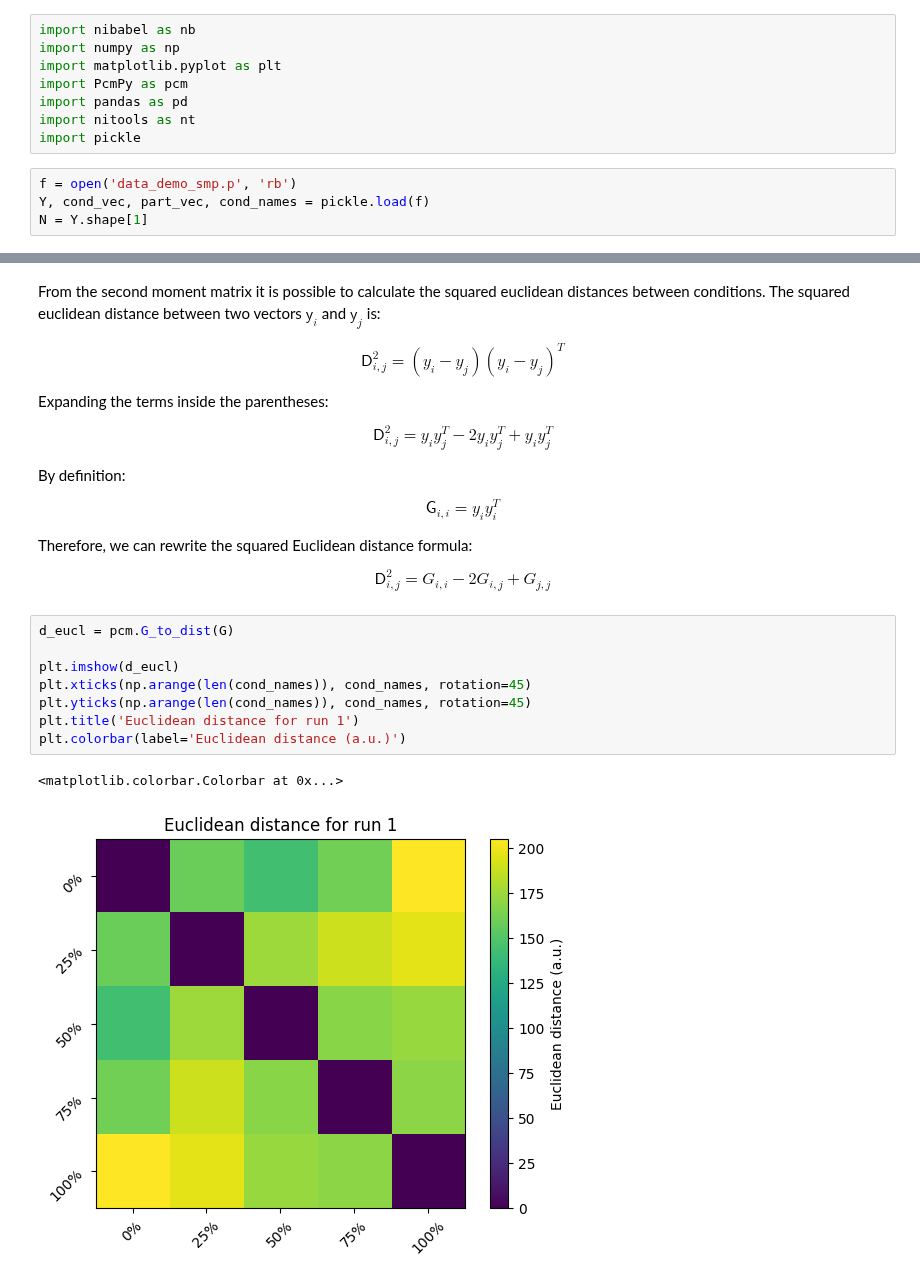
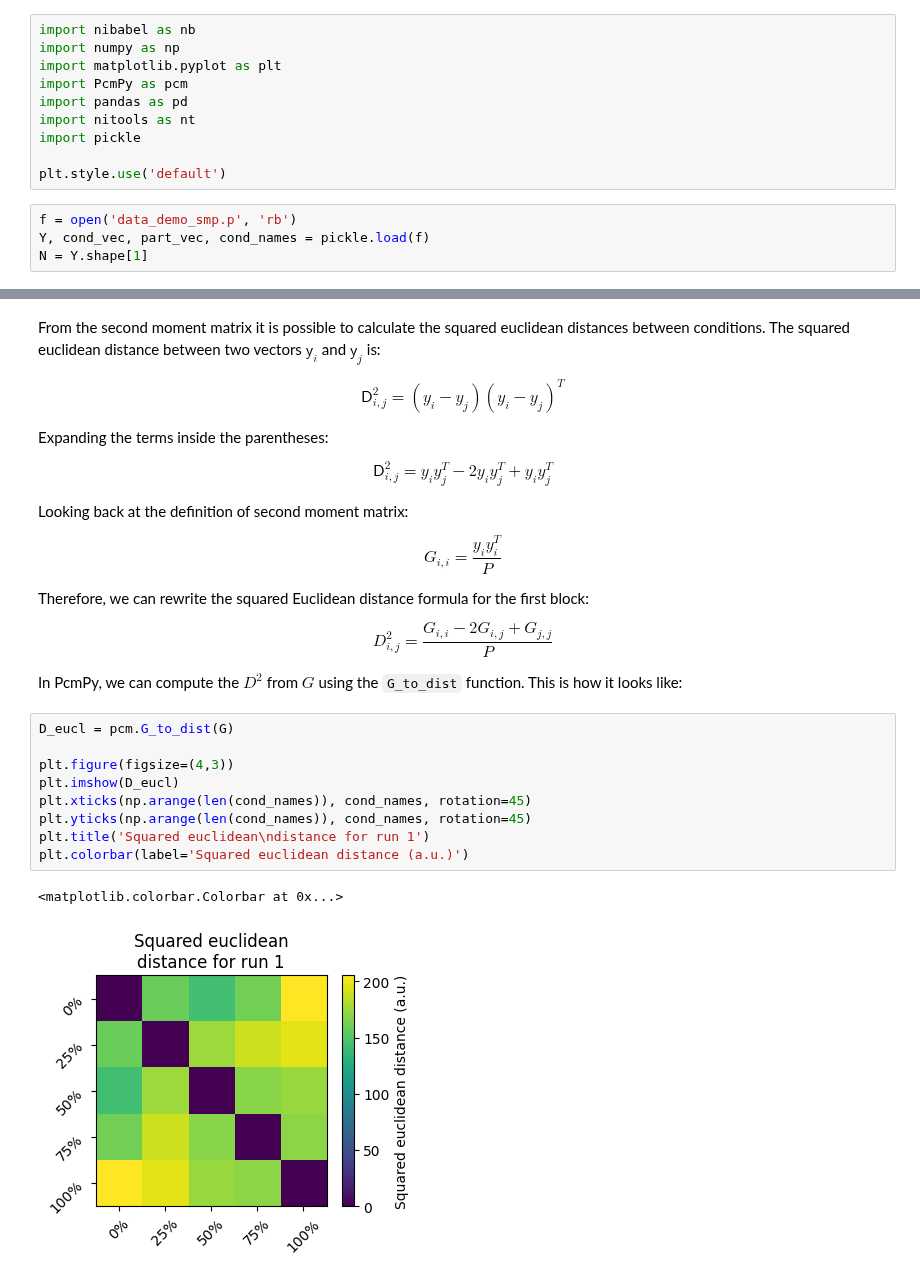
Before and after one commit to mnlmrc/didactic, a Jupyter notebook: rsa.ipynb, the cells around one changed output, grey strips where cells are left out. Cells and saved outputs as stored; diff of their text form.

```diff
--- a/rsa.ipynb
+++ b/rsa.ipynb
@@ -6,6 +8,8 @@ import PcmPy as pcm
 import pandas as pd
 import nitools as nt
 import pickle
+
+plt.style.use('default')
 # %%
 f = open('data_demo_smp.p', 'rb')
 Y, cond_vec, part_vec, cond_names = pickle.load(f)
@@ -42,21 +47,24 @@ Expanding the terms inside the parentheses:
 
 $$ \mathsf{D}_{i,j}^2 = y_{i}y_{j}^T - 2y_{i}y_{j}^T + y_{i}y_{j}^T $$
 
-By definition:
+Looking back at the definition of second moment matrix:
 
-$$ \mathsf{G}_{i,i} = y_{i}y_{i}^T $$
+$$ {G}_{i,i} = \frac{y_{i}y_{i}^T}{P} $$
 
-Therefore, we can rewrite the squared Euclidean distance formula:
+Therefore, we can rewrite the squared Euclidean distance formula for the first block:
 
-$$ \mathsf{D}_{i,j}^2 = G_{i,i} - 2G_{i,j} + G_{j,j} $$
+$$ {D}_{i,j}^2 = \frac{G_{i,i} - 2G_{i,j} + G_{j,j}}{P} $$
+
+In PcmPy, we can compute the ${D}^2$ from $G$ using the `G_to_dist` function. This is how it looks like:
 # %%
-d_eucl = pcm.G_to_dist(G)
+D_eucl = pcm.G_to_dist(G)
 
-plt.imshow(d_eucl)
+plt.figure(figsize=(4,3))
+plt.imshow(D_eucl)
 plt.xticks(np.arange(len(cond_names)), cond_names, rotation=45)
 plt.yticks(np.arange(len(cond_names)), cond_names, rotation=45)
-plt.title('Euclidean distance for run 1')
-plt.colorbar(label='Euclidean distance (a.u.)')
+plt.title('Squared euclidean\ndistance for run 1')
+plt.colorbar(label='Squared euclidean distance (a.u.)')
 # %% [output]
 <matplotlib.colorbar.Colorbar at 0x...>
-[figure, old version]
+[figure, new version]
```
Also changed, not shown: parts of 10 cells of this notebook, 1 other file.
